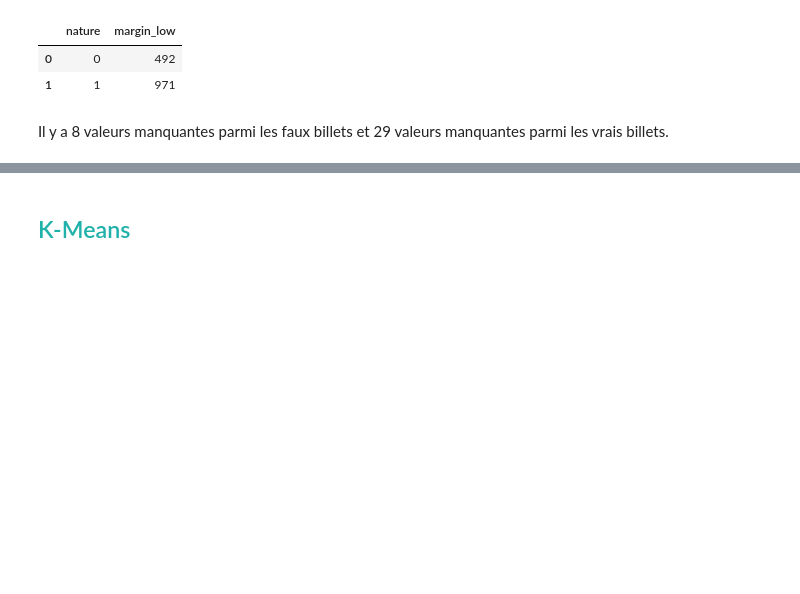
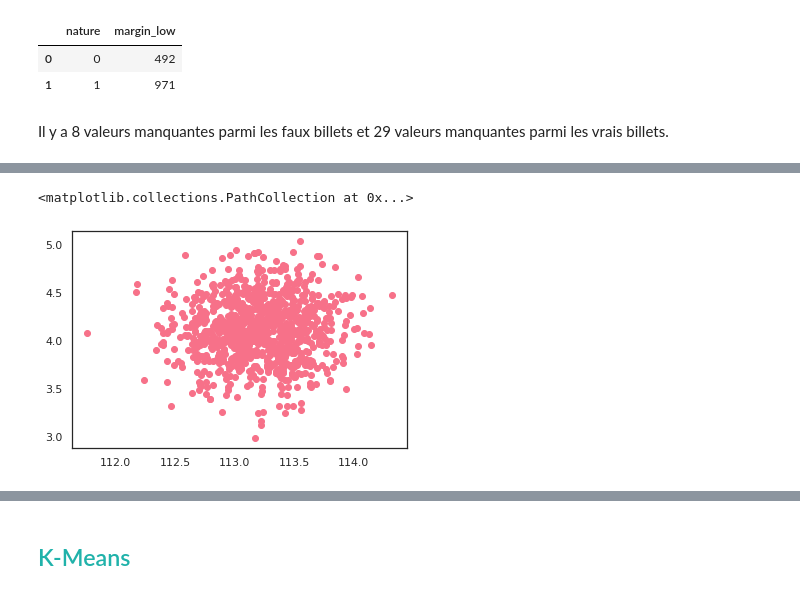
Before and after one commit to Randasabag/Detectez-des-faux-billets-avec-R-ou-Python, a Jupyter notebook: P10.ipynb, the cells around one changed output, grey strips where cells are left out. Drawn from its saved outputs; the diff is of its cells as text; code cells hidden in the pictures; blank space fills up the shorter version.

```diff
--- a/P10.ipynb
+++ b/P10.ipynb
@@ -577,0 +637,6 @@ X_full=df_full[['diagonal','height_left','height_right','margin_up','length']]
+# %%
+#Forte corrélation entre margin_low et length
+plt.scatter(Vrais['length'], Vrais['margin_low'])
+# %% [output]
+<matplotlib.collections.PathCollection at 0x...>
+[figure, added]
```
Also changed, not shown: parts of 34 cells of this notebook.
